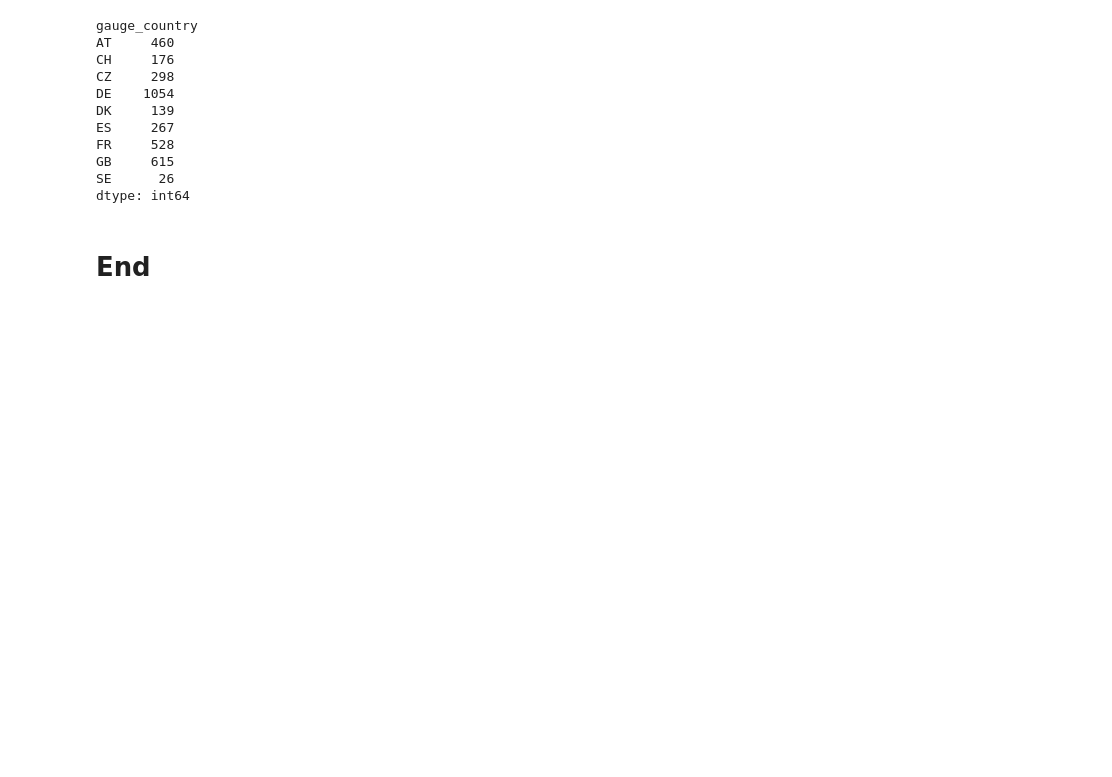
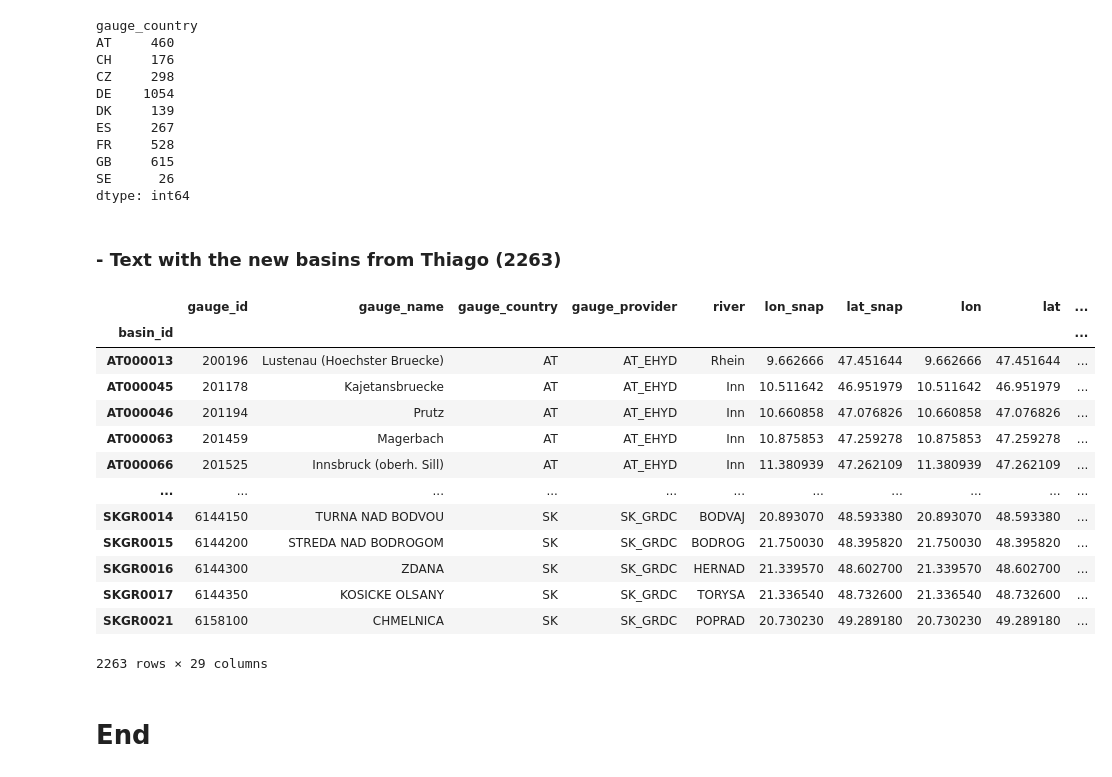
Before and after one commit to thiagovmdon/EOBS-quality, a Jupyter notebook: code/python/Paper_Quality_EOBS_02_exporting_HBV_inputs.ipynb, the cells around one changed output. Cells and saved outputs as stored; diff of their text form; code cells hidden in the pictures; blank space fills up the shorter version.

```diff
--- a/code/python/Paper_Quality_EOBS_02_exporting_HBV_inputs.ipynb
+++ b/code/python/Paper_Quality_EOBS_02_exporting_HBV_inputs.ipynb
@@ -27,7 +27,7 @@ PATH = ".."
 # Set the directory:
 os.chdir(PATH)
 
-path_estreams = r'C:/Users/nascimth/Documents/data/EStreams'
+path_estreams = r'/Users/nascimth/Documents/data/EStreams'
 # %% [markdown]
 # Import data
 # %% [markdown]
@@ -78,7 +78,7 @@ catchment_boundaries
 # %% [markdown]
 ### - Text with the filtered basins from Franziska
 # %%
-with open("data\catchment_list_3563.txt", "r") as file:
+with open("../data/catchment_list_3563.txt", "r") as file:
     catchment_list = [line.strip() for line in file]
 catchment_list = catchment_list[1:]
 # %% [markdown]
@@ -144,16 +127,16 @@ data
 nan_counts_dict = {}
 
 for basin_id in tqdm.tqdm(network_estreams_filtered.index):
-    data = pd.read_csv(path_estreams+"\\data\estreams_timeseries_"+basin_id+".csv", index_col=0)
+    data = pd.read_csv(path_estreams+"//time_series_csv/estreams_timeseries_"+basin_id+".csv", index_col=0)
 
     #data["q_mean"] = timeseries_estreams[basin_id]
     #data.to_csv(r"C:\Users\nascimth\Documents\Thiago\Eawag\Python\Data\data"+"\estreams_timeseries_"+basin_id+".csv")
 
-    output_folder = f"results\hbv\{basin_id}"  # Folder named after the basin_id
+    output_folder = f"results/hbv/basins_3563_01deg/{basin_id}"  # Folder named after the basin_id
     txt_filename = os.path.join(output_folder, "ptq_estreams.txt")
     txt_filename_evap = os.path.join(output_folder, "evap_estreams.txt")
 
-    zip_filename = f"results\hbv\{basin_id}.zip"
+    zip_filename = f"results/hbv/basins_3563_01deg/{basin_id}.zip"
 
     # Create the output folder
     os.makedirs(output_folder, exist_ok=True)
@@ -164,7 +147,7 @@ for basin_id in tqdm.tqdm(network_estreams_filtered.index):
 
     df_selected.index = pd.to_datetime(df_selected.index)
 
-    df_selected = df_selected.loc["1990-10-01":"2015-09-30"]
+    df_selected = df_selected.loc["1980-10-01":"2020-09-30"]
 
     # Format the date index to YYYYMMDD
     df_selected.insert(0, "date", df_selected.index.strftime("%Y%m%d"))
@@ -226,7 +209,7 @@ for basin_id in tqdm.tqdm(network_estreams_filtered.index):
     # Convert Series to DataFrame and rename column
     #df_pet = df_pet.to_frame(name=f"basin.{basin_id}")
     df_pet.columns = [f"basin.{basin_id}"]
-    df_pet = df_pet.loc["1990-10-01":"2015-09-30"]
+    df_pet = df_pet.loc["1980-10-01":"2020-09-30"]
 
     df_pet.to_csv(txt_filename_evap, sep="\t", header=True, index=False)
 
@@ -244,7 +227,7 @@ for basin_id in tqdm.tqdm(network_estreams_filtered.index):
 nan_counts_df = pd.DataFrame.from_dict(nan_counts_dict, orient="index").reset_index()
 nan_counts_df.rename(columns={"index": "basin_id"}, inplace=True)
 
-nan_counts_df.to_csv(r"results\nan_counts_df.csv")
+nan_counts_df.to_csv(r"results/nan_counts_df_02.csv")
 # %%
 nan_counts_df.set_index("basin_id", inplace=True)
 # %%
@@ -313,3 +296,28 @@ dtype: int64
 catchment_boundaries.set_index("basin_id", inplace=True)
 catchment_boundaries_filtered = catchment_boundaries.loc[catchment_list]
 catchment_boundaries_filtered.to_file('results/estreams_catchments_clip_3563.shp')
+# %% [markdown]
+### - Text with the new basins from Thiago (2263)
+# %%
+with open("../data/catchment_list_2263.txt", "r") as file:
+    catchment_list = [line.strip() for line in file]
+catchment_list = catchment_list[0:]
+# %%
+network_estreams_filtered = network_estreams.loc[catchment_list]
+
+network_estreams_filtered
+# %% [output]
+|  | gauge_id | gauge_name | gauge_country | gauge_provider | river | lon_snap | lat_snap | lon | lat | ... |
+| basin_id |  |  |  |  |  |  |  |  |  | ... |
+| AT000013 | 200196 | Lustenau (Hoechster Bruecke) | AT | AT_EHYD | Rhein | 9.662666 | 47.451644 | 9.662666 | 47.451644 | ... |
+| AT000045 | 201178 | Kajetansbruecke | AT | AT_EHYD | Inn | 10.511642 | 46.951979 | 10.511642 | 46.951979 | ... |
+| AT000046 | 201194 | Prutz | AT | AT_EHYD | Inn | 10.660858 | 47.076826 | 10.660858 | 47.076826 | ... |
+| AT000063 | 201459 | Magerbach | AT | AT_EHYD | Inn | 10.875853 | 47.259278 | 10.875853 | 47.259278 | ... |
+| AT000066 | 201525 | Innsbruck (oberh. Sill) | AT | AT_EHYD | Inn | 11.380939 | 47.262109 | 11.380939 | 47.262109 | ... |
+| ... | ... | ... | ... | ... | ... | ... | ... | ... | ... | ... |
+| SKGR0014 | 6144150 | TURNA NAD BODVOU | SK | SK_GRDC | BODVAJ | 20.893070 | 48.593380 | 20.893070 | 48.593380 | ... |
+| SKGR0015 | 6144200 | STREDA NAD BODROGOM | SK | SK_GRDC | BODROG | 21.750030 | 48.395820 | 21.750030 | 48.395820 | ... |
+| SKGR0016 | 6144300 | ZDANA | SK | SK_GRDC | HERNAD | 21.339570 | 48.602700 | 21.339570 | 48.602700 | ... |
+| SKGR0017 | 6144350 | KOSICKE OLSANY | SK | SK_GRDC | TORYSA | 21.336540 | 48.732600 | 21.336540 | 48.732600 | ... |
+| SKGR0021 | 6158100 | CHMELNICA | SK | SK_GRDC | POPRAD | 20.730230 | 49.289180 | 20.730230 | 49.289180 | ... |
+2263 rows × 29 columns
```
Also changed, not shown: parts of 3 cells of this notebook, 1 other file.
